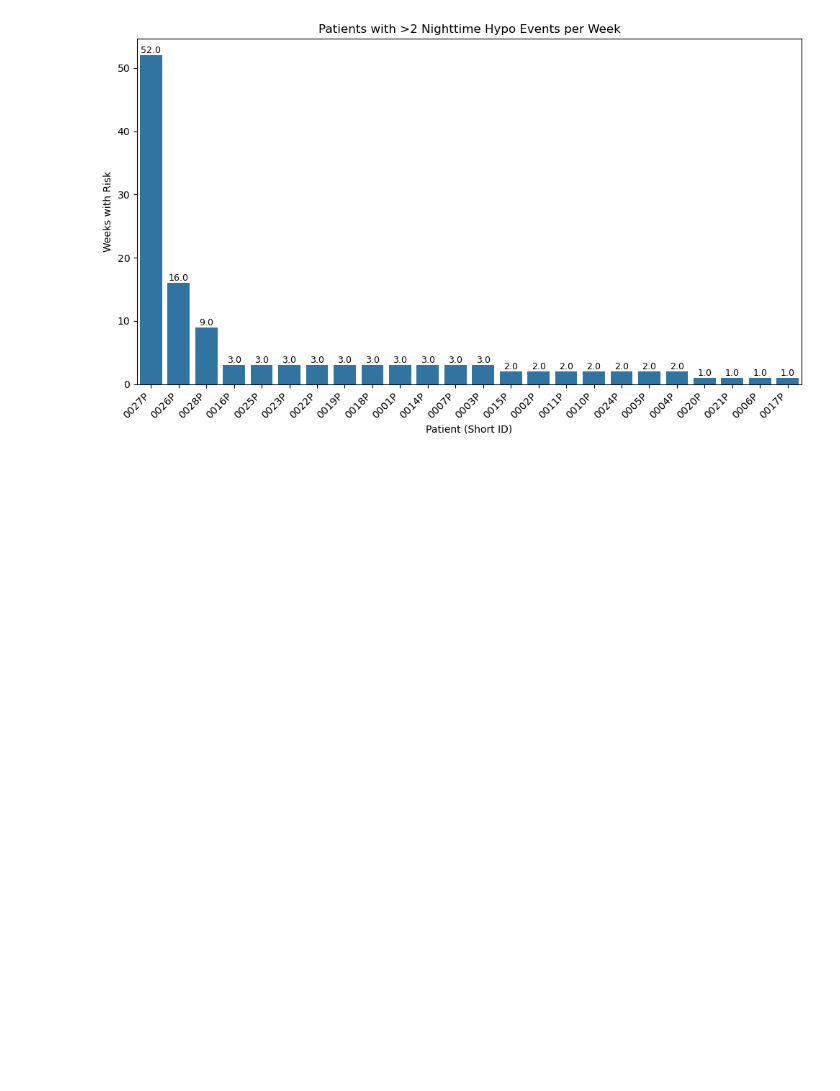
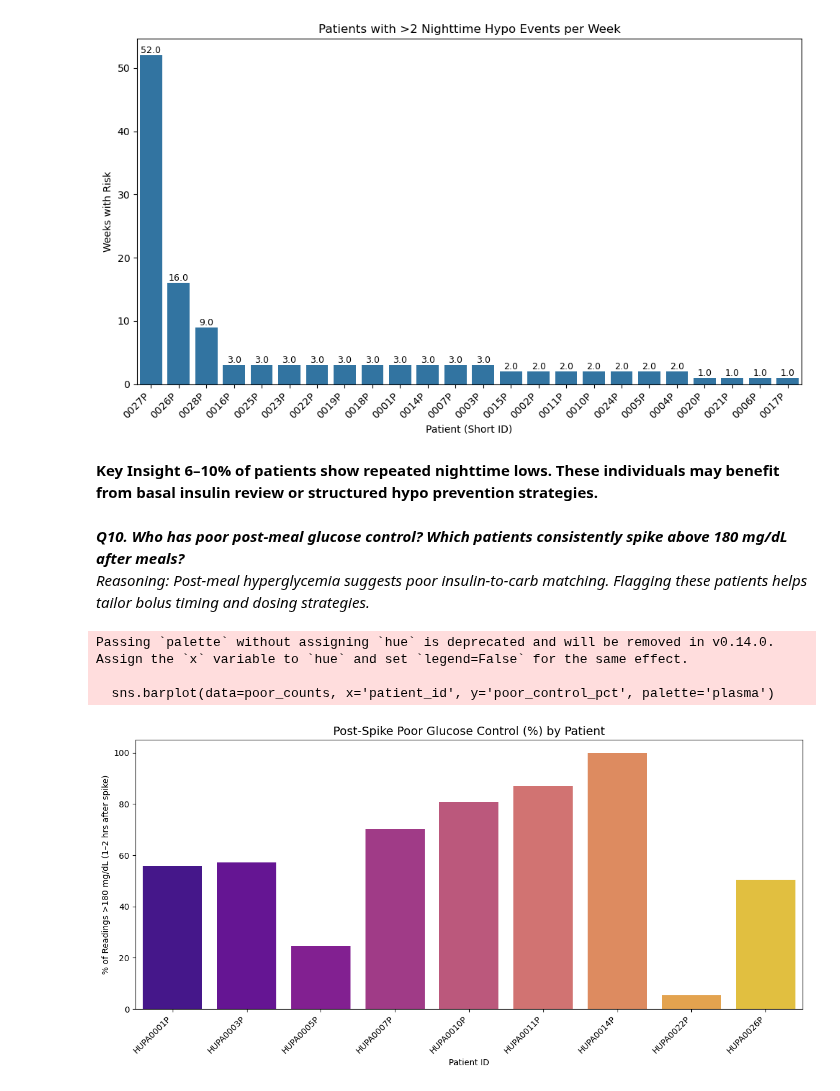
Before and after one commit to msdesh99/Python-Data-Analysis, a Jupyter notebook: Team11_PyQuester_Prescriptive_Analysis.ipynb, the cells around one changed output. Saved outputs shown, nothing was run; the diff lists cells and outputs as text; code cells hidden in the pictures; blank space fills up the shorter version.

```diff
--- a/Team11_PyQuester_Prescriptive_Analysis.ipynb
+++ b/Team11_PyQuester_Prescriptive_Analysis.ipynb
@@ -642,3 +642,59 @@ plt.tight_layout()
 plt.show()
 # %% [output]
 [figure]
+# %% [markdown]
+**Key Insight 6–10% of patients show repeated nighttime lows. These individuals may benefit from basal insulin review or structured hypo prevention strategies.**
+# %% [markdown]
+***Q10. Who has poor post-meal glucose control? Which patients consistently spike above 180 mg/dL after meals?***
+*Reasoning: Post-meal hyperglycemia suggests poor insulin-to-carb matching. Flagging these patients helps tailor bolus timing and dosing strategies.*
+# %%
+import pandas as pd
+import seaborn as sns
+import matplotlib.pyplot as plt
+
+# === Step 1: Convert 'time' column to datetime ===
+df_patients['datetime'] = pd.to_datetime(df_patients['time'], format='%Y-%m-%d %H:%M:%S', errors='coerce')
+
+# === Step 2: Sort by patient and time ===
+df_patients = df_patients.sort_values(['patient_id', 'datetime'])
+
+# === Step 3: Calculate glucose delta to detect spikes ===
+df_patients['glucose_delta'] = df_patients.groupby('patient_id')['glucose'].diff()
+
+# === Step 4: Flag potential meal-like spikes (Δ > 30 mg/dL) ===
+df_patients['meal_like_spike'] = df_patients['glucose_delta'] > 30
+
+# === Step 5: Extract readings 1–2 hours after each spike ===
+post_meal_df = pd.DataFrame()
+
+for _, row in df_patients[df_patients['meal_like_spike']].iterrows():
+    start = row['datetime'] + pd.Timedelta(hours=1)
+    end = row['datetime'] + pd.Timedelta(hours=2)
+    temp = df_patients[
+        (df_patients['patient_id'] == row['patient_id']) &
+        (df_patients['datetime'] >= start) &
+        (df_patients['datetime'] <= end)
+    ]
+    post_meal_df = pd.concat([post_meal_df, temp])
+
+# === Step 6: Flag poor control (>180 mg/dL) ===
+post_meal_df['poor_control'] = post_meal_df['glucose'] > 180
+
+# === Step 7: Calculate % poor control per patient ===
+poor_counts = post_meal_df.groupby('patient_id')['poor_control'].mean().reset_index()
+poor_counts['poor_control_pct'] = (poor_counts['poor_control'] * 100).round(1)
+
+# === Step 8: Visualize ===
+plt.figure(figsize=(12, 6))
+sns.barplot(data=poor_counts, x='patient_id', y='poor_control_pct', palette='plasma')
+plt.title('Post-Spike Poor Glucose Control (%) by Patient', fontsize=14)
+plt.xlabel('Patient ID')
+plt.ylabel('% of Readings >180 mg/dL (1–2 hrs after spike)')
+plt.xticks(rotation=45, ha='right')
+plt.tight_layout()
+plt.show()
+# %% [output]
+Passing `palette` without assigning `hue` is deprecated and will be removed in v0.14.0. Assign the `x` variable to `hue` and set `legend=False` for the same effect.
+
+  sns.barplot(data=poor_counts, x='patient_id', y='poor_control_pct', palette='plasma')
+[figure, added]
```
